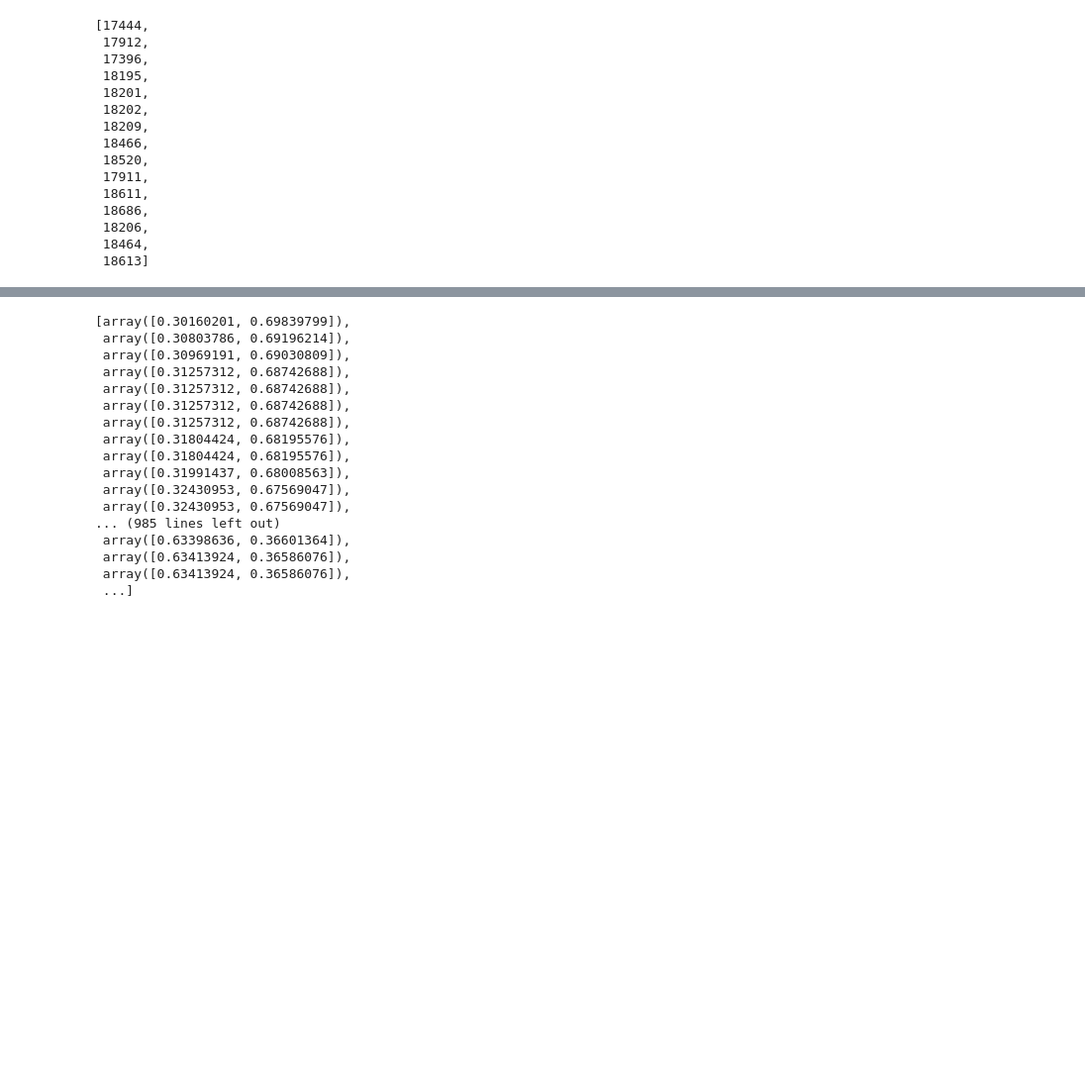
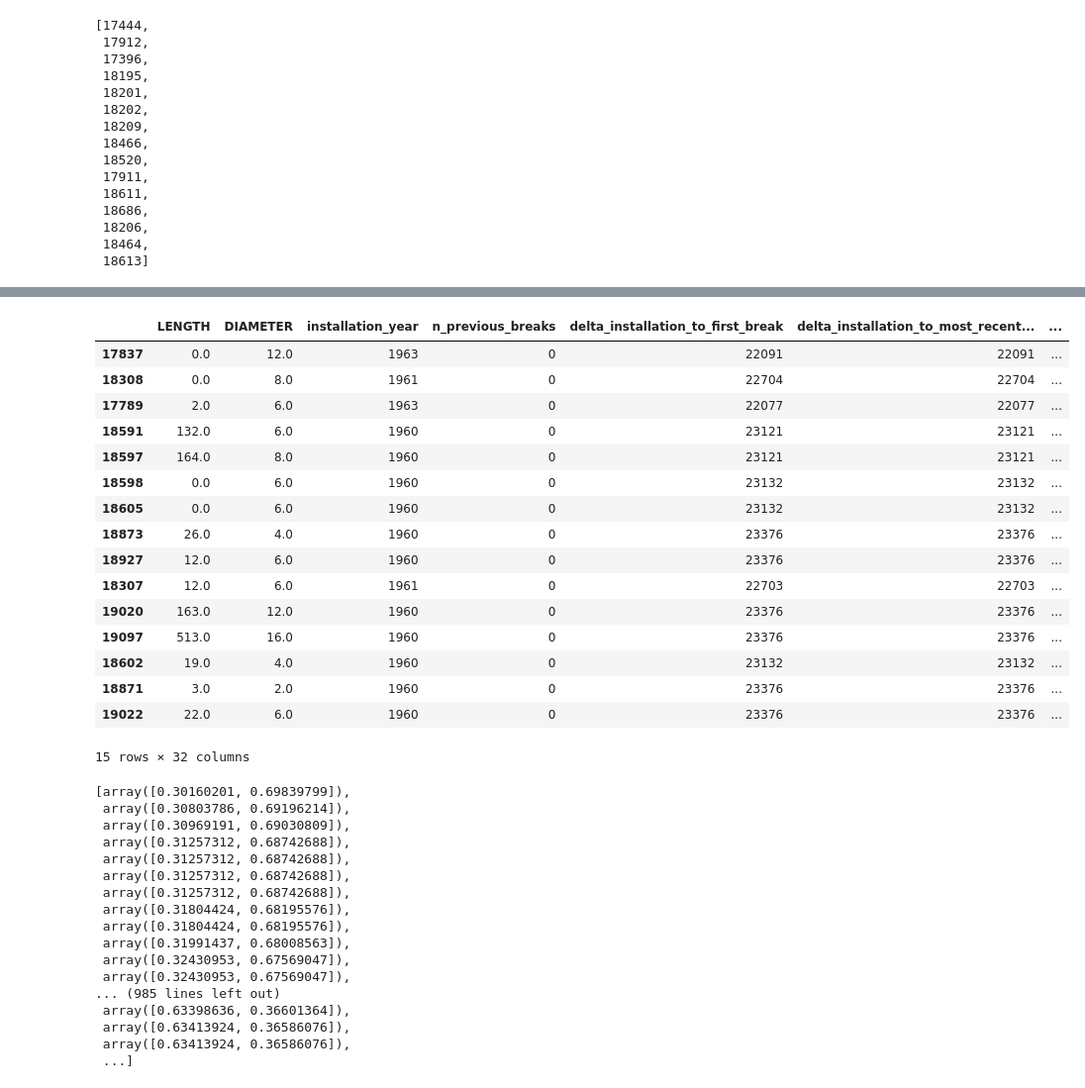
Before and after one commit to theuerc/ann_arbor_watermain_break_predictions, a Jupyter notebook: models/02_models.ipynb, the cells around one changed output, grey strips where cells are left out. Shown at 99% size. Cells and saved outputs as stored; diff of their text form; code cells hidden in the pictures; blank space fills up the shorter version.

```diff
--- a/models/02_models.ipynb
+++ b/models/02_models.ipynb
@@ -912,3 +962,23 @@ idx_l
+# %%
+X_test_preds2.iloc[idx_l]
+# %% [output]
+|  | LENGTH | DIAMETER | installation_year | n_previous_breaks | delta_installation_to_first_break | delta_installation_to_most_recent... | ... |
+| 17837 | 0.0 | 12.0 | 1963 | 0 | 22091 | 22091 | ... |
+| 18308 | 0.0 | 8.0 | 1961 | 0 | 22704 | 22704 | ... |
+| 17789 | 2.0 | 6.0 | 1963 | 0 | 22077 | 22077 | ... |
+| 18591 | 132.0 | 6.0 | 1960 | 0 | 23121 | 23121 | ... |
+| 18597 | 164.0 | 8.0 | 1960 | 0 | 23121 | 23121 | ... |
+| 18598 | 0.0 | 6.0 | 1960 | 0 | 23132 | 23132 | ... |
+| 18605 | 0.0 | 6.0 | 1960 | 0 | 23132 | 23132 | ... |
+| 18873 | 26.0 | 4.0 | 1960 | 0 | 23376 | 23376 | ... |
+| 18927 | 12.0 | 6.0 | 1960 | 0 | 23376 | 23376 | ... |
+| 18307 | 12.0 | 6.0 | 1961 | 0 | 22703 | 22703 | ... |
+| 19020 | 163.0 | 12.0 | 1960 | 0 | 23376 | 23376 | ... |
+| 19097 | 513.0 | 16.0 | 1960 | 0 | 23376 | 23376 | ... |
+| 18602 | 19.0 | 4.0 | 1960 | 0 | 23132 | 23132 | ... |
+| 18871 | 3.0 | 2.0 | 1960 | 0 | 23376 | 23376 | ... |
+| 19022 | 22.0 | 6.0 | 1960 | 0 | 23376 | 23376 | ... |
+15 rows × 32 columns
 # %%
 X_test_preds2.iloc[idx_l][:15].to_csv('top_15.csv', index = True)
 predsX.iloc[idx_l][:15].to_csv('top_152.csv', index = True)
```
Also changed, not shown: parts of 5 cells of this notebook, 2 other files.
